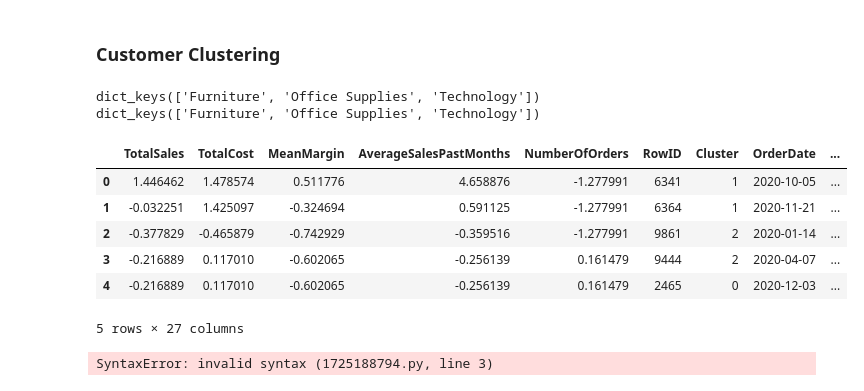
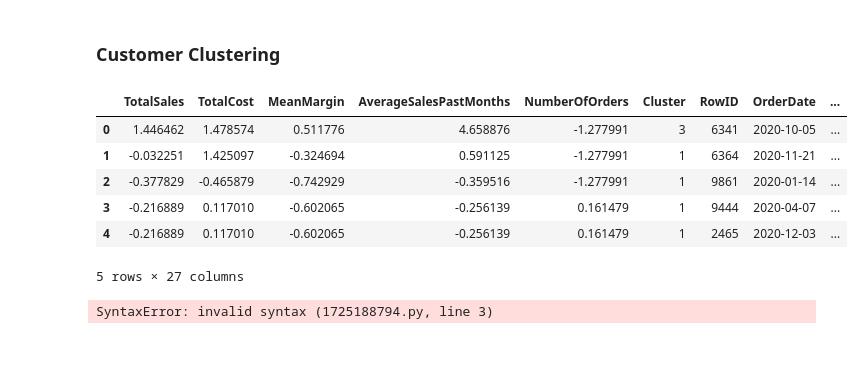
Before and after one commit to CogitoNTNU/CogitoXInfor-h24, a Jupyter notebook: HermanNotebook.ipynb, the cells around one changed output. Cells and saved outputs as stored; diff of their text form; code cells hidden in the pictures; blank space fills up the shorter version.

Commit message:
fixed: RowID included in clustering

```diff
--- a/HermanNotebook.ipynb
+++ b/HermanNotebook.ipynb
@@ -152,7 +153,6 @@ def standardize_features(dataframes : dict, features : list):
         ss = StandardScaler()
         data_scaled = ss.fit_transform(data)
         data_scaled = pd.DataFrame(data_scaled, columns = ss.get_feature_names_out())
-        data_scaled["RowID"] = dataframes[category]["RowID"]
         dataframes_scaled[category] = data_scaled
 
     return dataframes_scaled
@@ -274,32 +274,3 @@ data = feature_engineering(grouped_dataframes)
 #features = ["AverageSalesPastMonths", "MeanCostPerUnit", "MeanMargin", "NumberOfOrders", "TotalSales"]
 features = ["TotalSales", "TotalCost", "MeanMargin", "AverageSalesPastMonths", "NumberOfOrders"]
 dataframes_scaled = standardize_features(data, features)
-# %%
-import seaborn as sns
-import matplotlib.pyplot as plt
-import seaborn as sns
-import matplotlib.pyplot as plt
-from sklearn.preprocessing import LabelEncoder
-
-
-data = dataframes_scaled["Technology"]
-data.dtypes
-
-
-# Example categorical dat
-
-# Create a LabelEncoder instance
-label_encoder = LabelEncoder()
-
-# Fit and transform the data to convert categories to numbers
-
-
-features = list(data.columns)
-
-
-corr_matrix =  data[features].corr()
-
-plt.figure(figsize=(10, 8))  # Adjust the size if needed
-sns.heatmap(corr_matrix, annot=True, cmap='coolwarm', linewidths=0.5)
-
-plt.show()
@@ -352,24 +322,21 @@ visualize_clusters(model, dataframes_scaled["Office Supplies"])
 # %% [markdown]
 ### Customer Clustering
-# %%
-print(dataframes_scaled.keys())
-print(grouped_dataframes.keys())
-# %% [output]
-dict_keys(['Furniture', 'Office Supplies', 'Technology'])
-dict_keys(['Furniture', 'Office Supplies', 'Technology'])
 # %%
+
+
 merged = {}
 for category in dataframes_scaled.keys():
+    dataframes_scaled[category]["RowID"] = data[category]["RowID"]
     merged[category] = pd.merge(dataframes_scaled[category], grouped_dataframes[category], on = "RowID")
 
 merged["Technology"].head()
 # %% [output]
-|  | TotalSales | TotalCost | MeanMargin | AverageSalesPastMonths | NumberOfOrders | RowID | Cluster | OrderDate | ... |
-| 0 | 1.446462 | 1.478574 | 0.511776 | 4.658876 | -1.277991 | 6341 | 1 | 2020-10-05 | ... |
-| 1 | -0.032251 | 1.425097 | -0.324694 | 0.591125 | -1.277991 | 6364 | 1 | 2020-11-21 | ... |
-| 2 | -0.377829 | -0.465879 | -0.742929 | -0.359516 | -1.277991 | 9861 | 2 | 2020-01-14 | ... |
-| 3 | -0.216889 | 0.117010 | -0.602065 | -0.256139 | 0.161479 | 9444 | 2 | 2020-04-07 | ... |
-| 4 | -0.216889 | 0.117010 | -0.602065 | -0.256139 | 0.161479 | 2465 | 0 | 2020-12-03 | ... |
+|  | TotalSales | TotalCost | MeanMargin | AverageSalesPastMonths | NumberOfOrders | Cluster | RowID | OrderDate | ... |
+| 0 | 1.446462 | 1.478574 | 0.511776 | 4.658876 | -1.277991 | 3 | 6341 | 2020-10-05 | ... |
+| 1 | -0.032251 | 1.425097 | -0.324694 | 0.591125 | -1.277991 | 1 | 6364 | 2020-11-21 | ... |
+| 2 | -0.377829 | -0.465879 | -0.742929 | -0.359516 | -1.277991 | 1 | 9861 | 2020-01-14 | ... |
+| 3 | -0.216889 | 0.117010 | -0.602065 | -0.256139 | 0.161479 | 1 | 9444 | 2020-04-07 | ... |
+| 4 | -0.216889 | 0.117010 | -0.602065 | -0.256139 | 0.161479 | 1 | 2465 | 2020-12-03 | ... |
 5 rows × 27 columns
 # %%
 def merge_customer_clustering_data(product_dataframes, original_dataframes):
```
Also changed, not shown: parts of 7 cells of this notebook.
